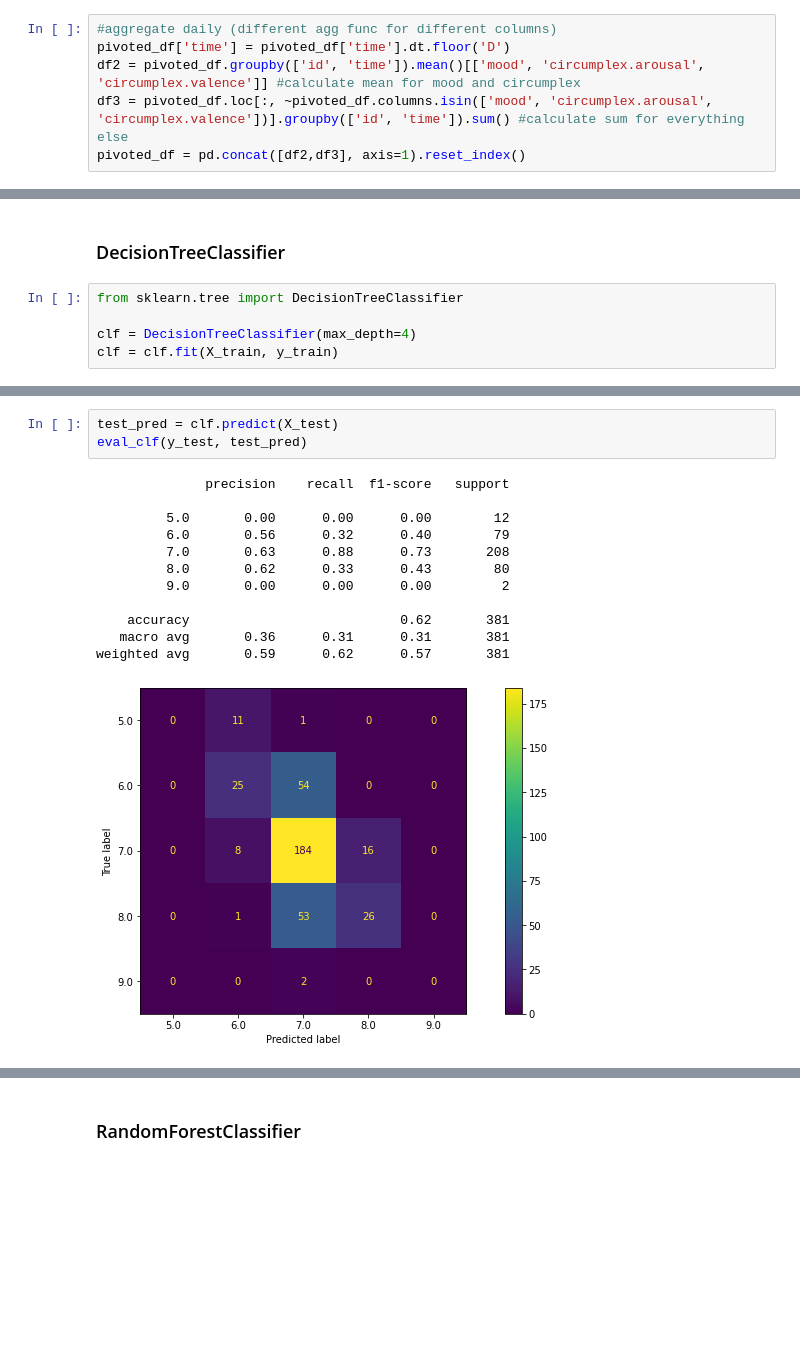
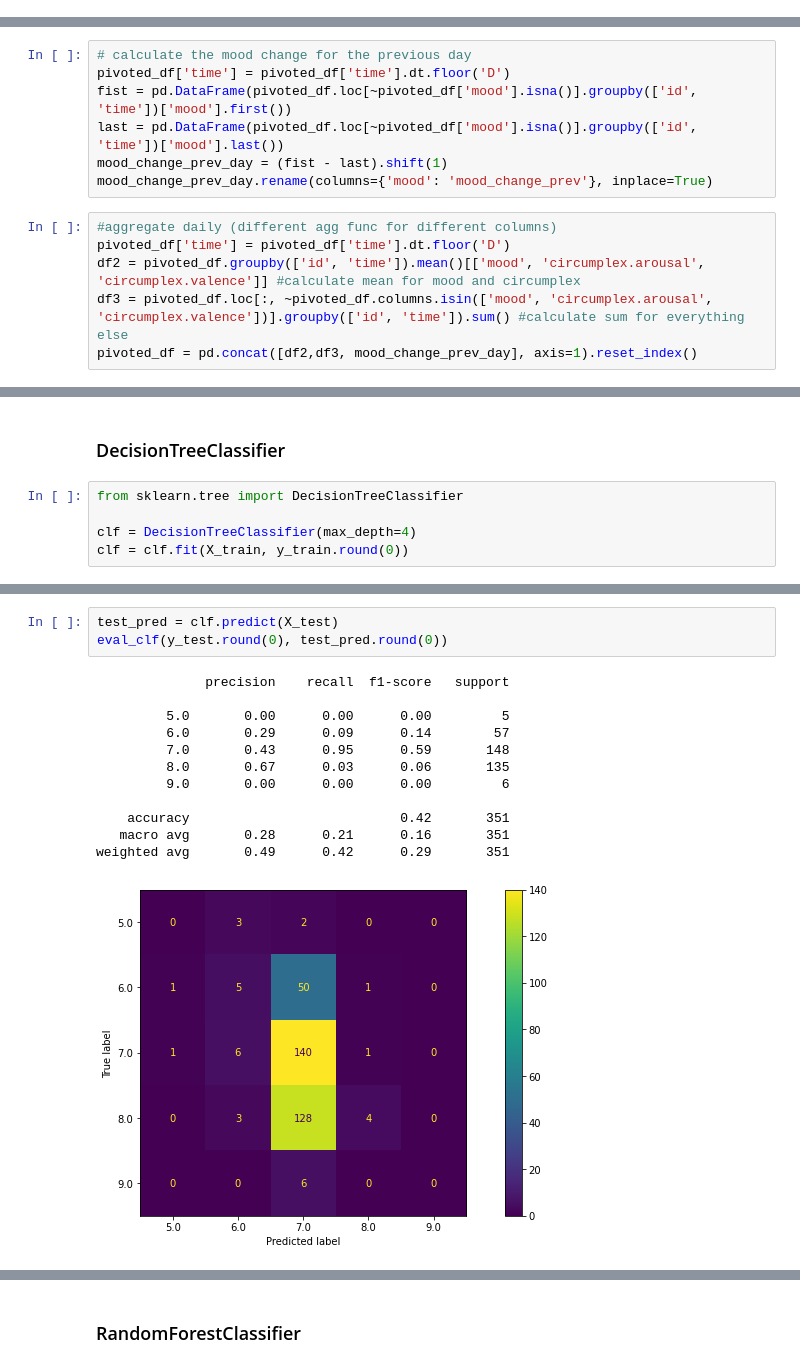
Before and after one commit to OlegBEZb/Data_Mining_assignment_1, a Jupyter notebook: Assignment_1.ipynb, the cells around one changed output, grey strips where cells are left out. Cells and saved outputs as stored; diff of their text form; blank space fills up the shorter version.

```diff
--- a/Assignment_1.ipynb
+++ b/Assignment_1.ipynb
@@ -346,9 +351,3 @@ for i,row in pivoted_df.fillna(0).iterrows():
 pivoted_df.drop(pivoted_df[pivoted_df['mood'].isna() == True].index, inplace=True)
 pivoted_df.drop('id_next', axis=1,inplace=True)
 ''';
-# %%
-#aggregate daily (different agg func for different columns)
-pivoted_df['time'] = pivoted_df['time'].dt.floor('D')
-df2 = pivoted_df.groupby(['id', 'time']).mean()[['mood', 'circumplex.arousal', 'circumplex.valence']] #calculate mean for mood and circumplex
-df3 = pivoted_df.loc[:, ~pivoted_df.columns.isin(['mood', 'circumplex.arousal', 'circumplex.valence'])].groupby(['id', 'time']).sum() #calculate sum for everything else
-pivoted_df = pd.concat([df2,df3], axis=1).reset_index()
@@ -426,0 +354,13 @@ pivoted_df[['screen','screen_sum']]
+# %%
+# calculate the mood change for the previous day
+pivoted_df['time'] = pivoted_df['time'].dt.floor('D')
+fist = pd.DataFrame(pivoted_df.loc[~pivoted_df['mood'].isna()].groupby(['id', 'time'])['mood'].first())
+last = pd.DataFrame(pivoted_df.loc[~pivoted_df['mood'].isna()].groupby(['id', 'time'])['mood'].last())
+mood_change_prev_day = (fist - last).shift(1)
+mood_change_prev_day.rename(columns={'mood': 'mood_change_prev'}, inplace=True)
+# %%
+#aggregate daily (different agg func for different columns)
+pivoted_df['time'] = pivoted_df['time'].dt.floor('D')
+df2 = pivoted_df.groupby(['id', 'time']).mean()[['mood', 'circumplex.arousal', 'circumplex.valence']] #calculate mean for mood and circumplex
+df3 = pivoted_df.loc[:, ~pivoted_df.columns.isin(['mood', 'circumplex.arousal', 'circumplex.valence'])].groupby(['id', 'time']).sum() #calculate sum for everything else
+pivoted_df = pd.concat([df2,df3, mood_change_prev_day], axis=1).reset_index()
@@ -582,6 +601,6 @@ weighted avg       0.30      0.55      0.39       381
 from sklearn.tree import DecisionTreeClassifier
 
 clf = DecisionTreeClassifier(max_depth=4)
-clf = clf.fit(X_train, y_train)
+clf = clf.fit(X_train, y_train.round(0))
 # %%
 train_pred = clf.predict(X_train)
@@ -604,19 +623,19 @@ weighted avg       0.61      0.60      0.55       816
 # %%
 test_pred = clf.predict(X_test)
-eval_clf(y_test, test_pred)
+eval_clf(y_test.round(0), test_pred.round(0))
 # %% [output]
               precision    recall  f1-score   support
 
-         5.0       0.00      0.00      0.00        12
-         6.0       0.56      0.32      0.40        79
-         7.0       0.63      0.88      0.73       208
-         8.0       0.62      0.33      0.43        80
-         9.0       0.00      0.00      0.00         2
+         5.0       0.00      0.00      0.00         5
+         6.0       0.29      0.09      0.14        57
+         7.0       0.43      0.95      0.59       148
+         8.0       0.67      0.03      0.06       135
+         9.0       0.00      0.00      0.00         6
 
-    accuracy                           0.62       381
-   macro avg       0.36      0.31      0.31       381
-weighted avg       0.59      0.62      0.57       381
+    accuracy                           0.42       351
+   macro avg       0.28      0.21      0.16       351
+weighted avg       0.49      0.42      0.29       351
-[figure, old version]
+[figure, new version]
 # %%
 from sklearn.tree import DecisionTreeClassifier
 from matplotlib import pyplot as plt
```
Also changed, not shown: parts of 48 cells of this notebook.
